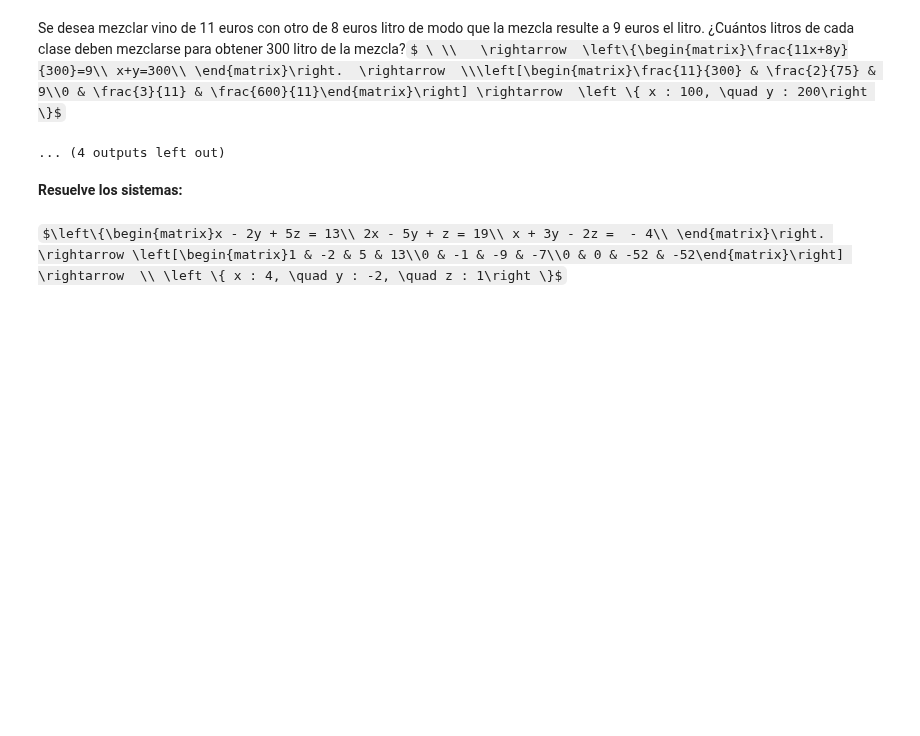
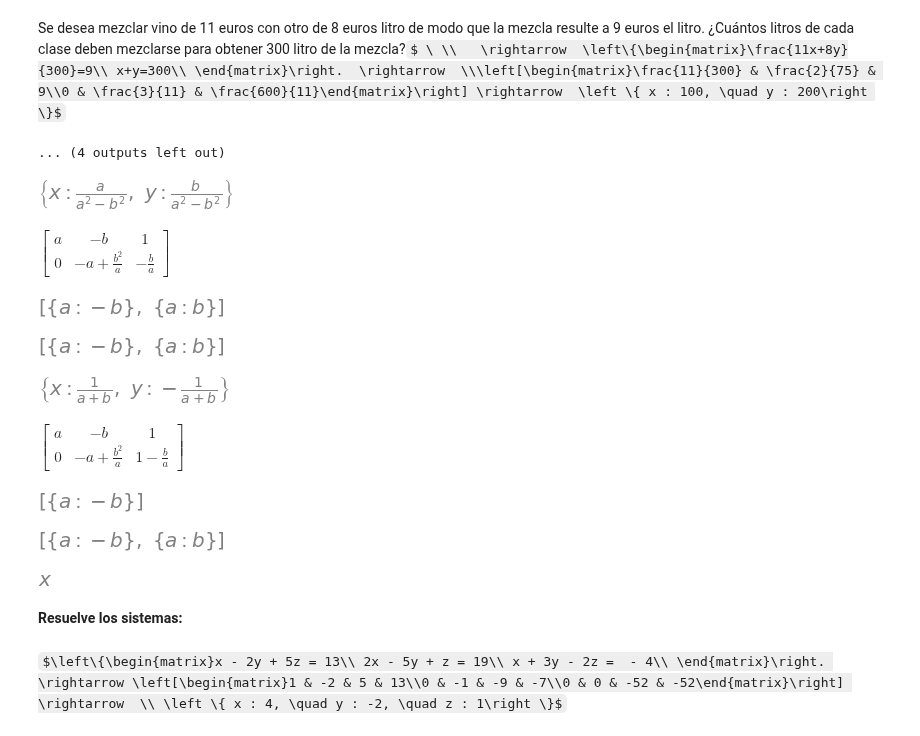
Before and after one commit to crdguez/mat1bac_cit, a Jupyter notebook: notebooks/17 Sistemas.ipynb, the cells around one changed output. Drawn from its saved outputs; the diff is of its cells as text; code cells hidden in the pictures; some formulas as TeX source; blank space fills up the shorter version.

```diff
--- a/notebooks/17 Sistemas.ipynb
+++ b/notebooks/17 Sistemas.ipynb
@@ -55,6 +55,27 @@ def sol_sist(sist):
     matriz = matriz[0].row_join(matriz[1])
 
     return [sist_latex, eq, solve(eq), matriz]
+# %%
+def sistema_a_latex(sist) :
+    """
+    Convierte un sistema Sympy a código LaTeX
+    """
+    sist_latex = r"$\left\{ \begin{matrix}"
+    for e in sist:
+        sist_latex += latex(e)+r" \\ "
+    sist_latex += r"\end{matrix}\right.$"
+    return(sist_latex)
+
+def matriz_a_sistema(M) :
+  """
+  Convierte una matriz a sistema. Es la función inversa a linear_eq_to_matrix(sist,[x, y, z])
+  """
+  A,b = M[:,:-1], M.col(-1)
+  return [Eq((A*Matrix([[x],[y],[z]])).row(i)[0],b.row(i)[0]) for i in range(b.rows)]
+
+
+def mi_gauss(M) :
+    return(M, M.LUdecomposition()[1],M[:,:-1].LUsolve(M.col(-1)))
 # %%
 # Página 19 ejercicio 1
 
@@ -213,6 +234,32 @@ pierde 2 euros en cada camisa de esa marca. ¿Cuál era el precio de coste y el
 Se desea mezclar vino de 11 euros con otro de 8 euros litro de modo que la mezcla resulte a 9 euros el litro.
 ¿Cuántos litros de cada clase deben mezclarse para obtener 300 litro de la mezcla?$ \ \\   \rightarrow  \left\{\begin{matrix}\frac{11x+8y}{300}=9\\ x+y=300\\ \end{matrix}\right.  \rightarrow  \\\left[\begin{matrix}\frac{11}{300} & \frac{2}{75} & 9\\0 & \frac{3}{11} & \frac{600}{11}\end{matrix}\right] \rightarrow  \left \{ x : 100, \quad y : 200\right \}$
 ... (4 outputs left out)
+# %%
+a, b = symbols('a b')
+
+sistemas=[[a*x-b*y-1,b*x-a*y], [a*x-b*y-1,b*x-a*y-1]]
+
+for sist in sistemas :
+
+
+    A,B = linear_eq_to_matrix(sist,[x,y])
+    display(solve(sist,[x,y]), mi_gauss(A.row_join(B))[1].applyfunc(nsimplify))
+    display(solve(fraction(solve(sist,[x,y])[x])[1]))
+    display(solve(mi_gauss(A.row_join(B))[1].applyfunc(nsimplify)[1,1]))
+# %% [output]
+[figure, added]
+$\displaystyle \left[\begin{matrix}a & - b & 1\\0 & - a + \frac{b^{2}}{a} & - \frac{b}{a}\end{matrix}\right]$
+[figure, added]
+[figure, added]
+[figure, added]
+$\displaystyle \left[\begin{matrix}a & - b & 1\\0 & - a + \frac{b^{2}}{a} & 1 - \frac{b}{a}\end{matrix}\right]$
+[figure, added]
+[figure, added]
+# %%
+i=1/x
+fraction(i)[1]
+# %% [output]
+[figure, added]
 # %%
 # Página 21 ejercicio 23
 
```
Also changed, not shown: parts of 1 cell of this notebook, 2 other files.
